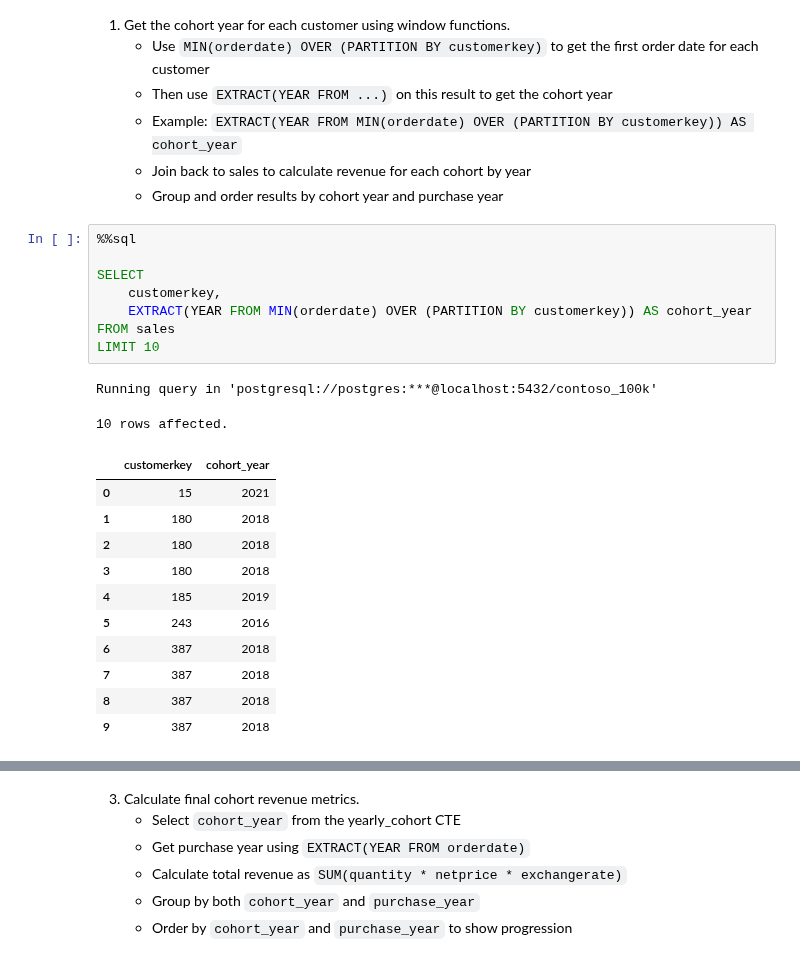
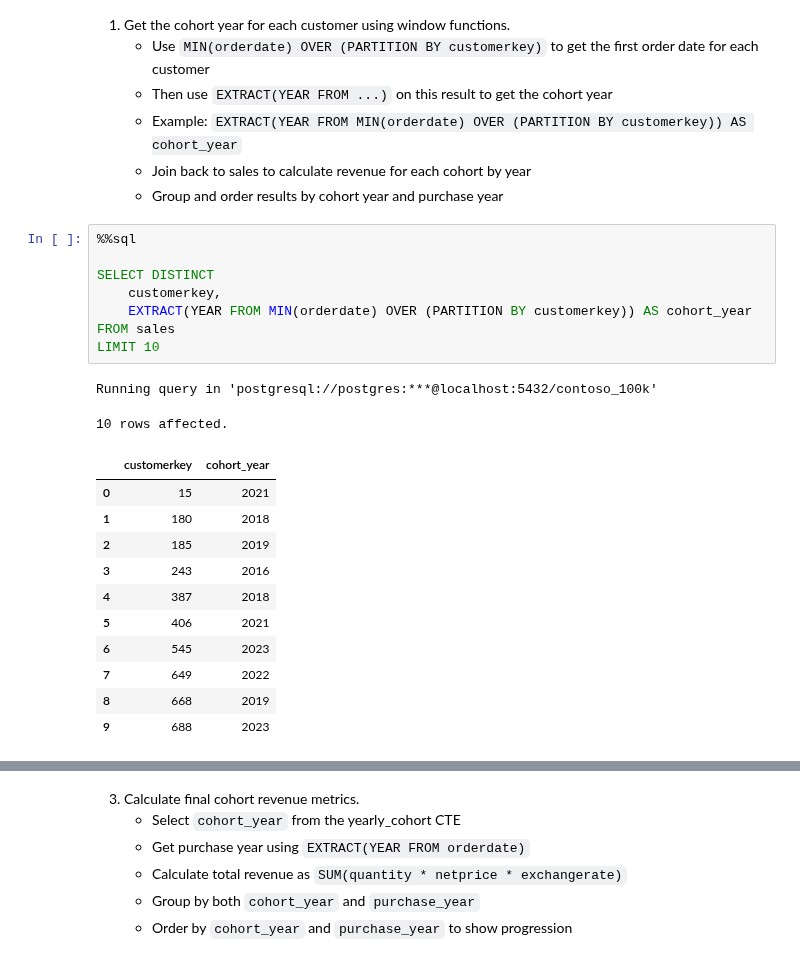
Before and after one commit to mgamzec/SQL_Data_Analytics_Project, a Jupyter notebook: 3_Windows_Functions/1_Syntax.ipynb, the cells around one changed output, grey strips where cells are left out. Drawn from its saved outputs; the diff is of its cells as text.

```diff
--- a/3_Windows_Functions/1_Syntax.ipynb
+++ b/3_Windows_Functions/1_Syntax.ipynb
@@ -483,24 +483,24 @@ Running query in 'postgresql://postgres:***@localhost:5432/contoso_100k'
 # %%
 %%sql
 
-SELECT
+SELECT DISTINCT
     customerkey,
     EXTRACT(YEAR FROM MIN(orderdate) OVER (PARTITION BY customerkey)) AS cohort_year
 FROM sales
 LIMIT 10
 # %% [output]
 Running query in 'postgresql://postgres:***@localhost:5432/contoso_100k'
 10 rows affected.
 |  | customerkey | cohort_year |
 | 0 | 15 | 2021 |
 | 1 | 180 | 2018 |
-| 2 | 180 | 2018 |
-| 3 | 180 | 2018 |
-| 4 | 185 | 2019 |
-| 5 | 243 | 2016 |
-| 6 | 387 | 2018 |
-| 7 | 387 | 2018 |
-| 8 | 387 | 2018 |
-| 9 | 387 | 2018 |
+| 2 | 185 | 2019 |
+| 3 | 243 | 2016 |
+| 4 | 387 | 2018 |
+| 5 | 406 | 2021 |
+| 6 | 545 | 2023 |
+| 7 | 649 | 2022 |
+| 8 | 668 | 2019 |
+| 9 | 688 | 2023 |
 # %% [markdown]
 2. Join the cohort data back to the original sales table.
```
Also changed, not shown: parts of 2 cells of this notebook.
